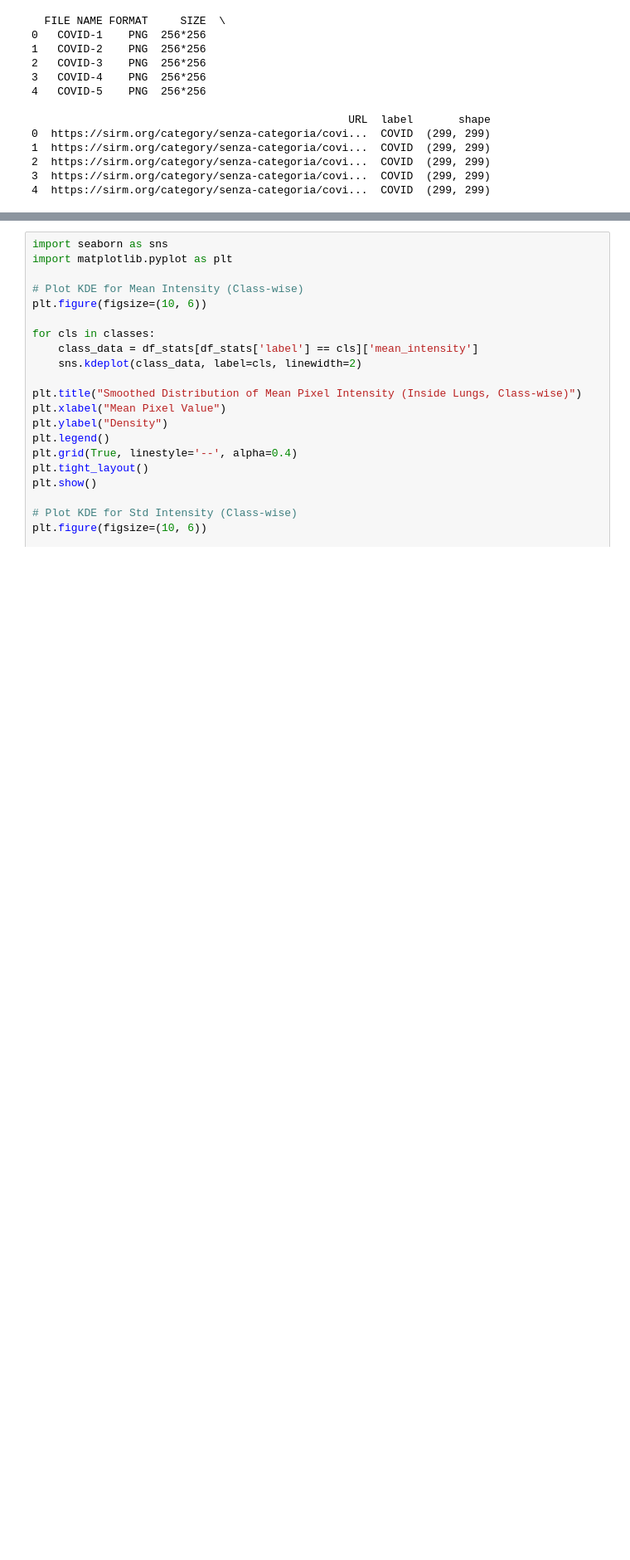
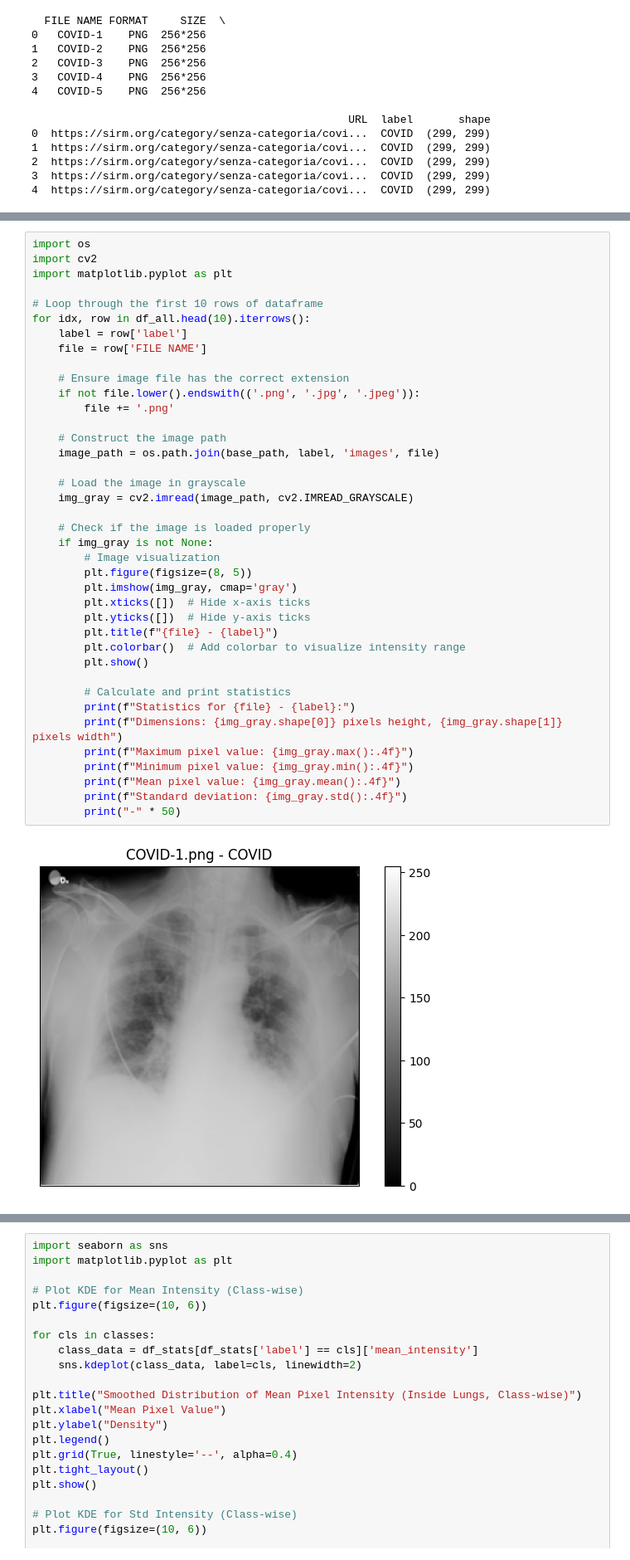
Before and after one commit to SanArfin/CovidXray, a Jupyter notebook: notebooks/Image_transformation.ipynb, the cells around one changed output, grey strips where cells are left out. Shown at 83% size. Saved outputs shown, nothing was run; the diff lists cells and outputs as text; blank space fills up the shorter version.

Commit message:
Add or update Image_transformation notebook

```diff
--- a/notebooks/Image_transformation.ipynb
+++ b/notebooks/Image_transformation.ipynb
@@ -112,0 +83,41 @@ for idx, row in df_all.head(10).iterrows():
+# %%
+import os
+import cv2
+import matplotlib.pyplot as plt
+
+# Loop through the first 10 rows of dataframe
+for idx, row in df_all.head(10).iterrows():
+    label = row['label']
+    file = row['FILE NAME']
+
+    # Ensure image file has the correct extension
+    if not file.lower().endswith(('.png', '.jpg', '.jpeg')):
+        file += '.png'
+
+    # Construct the image path
+    image_path = os.path.join(base_path, label, 'images', file)
+
+    # Load the image in grayscale
+    img_gray = cv2.imread(image_path, cv2.IMREAD_GRAYSCALE)
+
+    # Check if the image is loaded properly
+    if img_gray is not None:
+        # Image visualization
+        plt.figure(figsize=(8, 5))
+        plt.imshow(img_gray, cmap='gray')
+        plt.xticks([])  # Hide x-axis ticks
+        plt.yticks([])  # Hide y-axis ticks
+        plt.title(f"{file} - {label}")
+        plt.colorbar()  # Add colorbar to visualize intensity range
+        plt.show()
+
+        # Calculate and print statistics
+        print(f"Statistics for {file} - {label}:")
+        print(f"Dimensions: {img_gray.shape[0]} pixels height, {img_gray.shape[1]} pixels width")
+        print(f"Maximum pixel value: {img_gray.max():.4f}")
+        print(f"Minimum pixel value: {img_gray.min():.4f}")
+        print(f"Mean pixel value: {img_gray.mean():.4f}")
+        print(f"Standard deviation: {img_gray.std():.4f}")
+        print("-" * 50)
+# %% [output]
+[figure, added]
```
Also changed, not shown: parts of 16 cells of this notebook.
